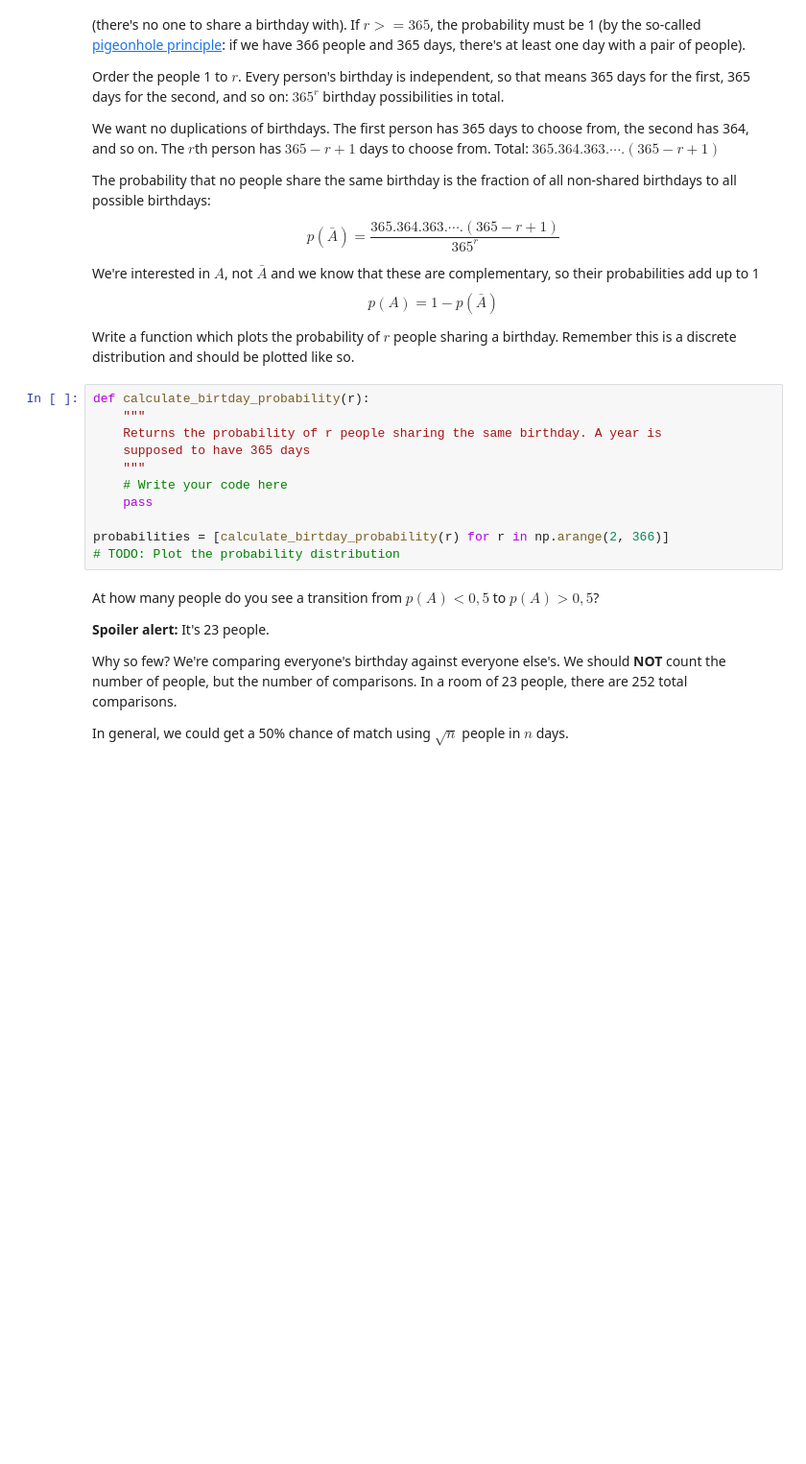
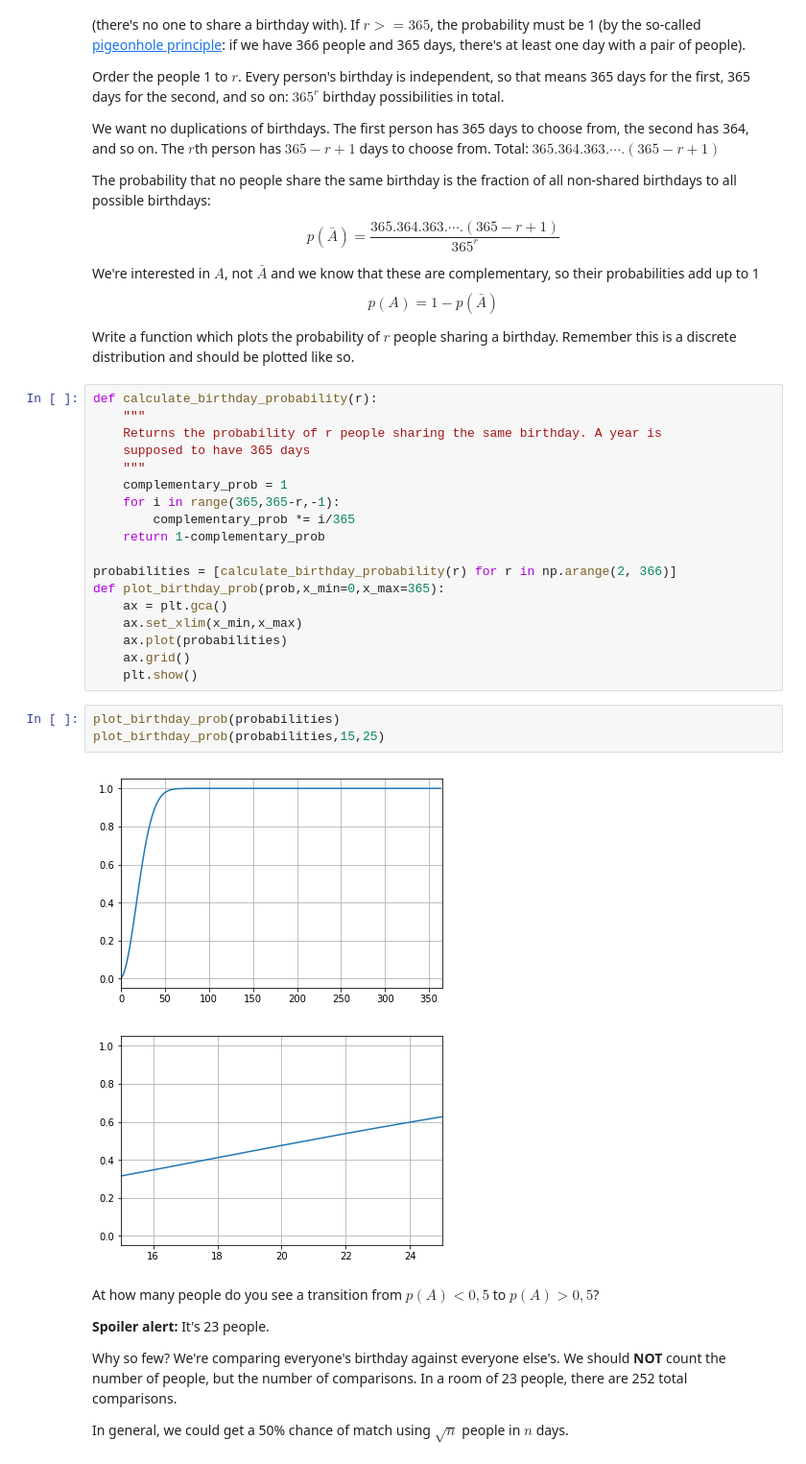
Before and after one commit to HristoRaykov/ArtIntelligence-04.2019, a Jupyter notebook: MathConcepts/05.ProbabilityAndCombinatorics/10. Probability-and-Combinatorics-Exercise/Probability and Combinatorics Exercise.ipynb, the cells around one changed output. Shown at 96% size. Saved outputs shown, nothing was run; the diff lists cells and outputs as text; blank space fills up the shorter version.

```diff
--- a/MathConcepts/05.ProbabilityAndCombinatorics/10. Probability-and-Combinatorics-Exercise/Probability and Combinatorics Exercise.ipynb
+++ b/MathConcepts/05.ProbabilityAndCombinatorics/10. Probability-and-Combinatorics-Exercise/Probability and Combinatorics Exercise.ipynb
@@ -216,16 +216,29 @@ $$p(A) = 1 - p(\bar{A})$$
 
 Write a function which plots the probability of $r$ people sharing a birthday. Remember this is a discrete distribution and should be plotted like so.
 # %%
-def calculate_birtday_probability(r):
+def calculate_birthday_probability(r):
     """
     Returns the probability of r people sharing the same birthday. A year is
     supposed to have 365 days
     """
-    # Write your code here
-    pass
+    complementary_prob = 1
+    for i in range(365,365-r,-1):
+        complementary_prob *= i/365
+    return 1-complementary_prob
 
-probabilities = [calculate_birtday_probability(r) for r in np.arange(2, 366)]
-# TODO: Plot the probability distribution
+probabilities = [calculate_birthday_probability(r) for r in np.arange(2, 366)]
+def plot_birthday_prob(prob,x_min=0,x_max=365):
+    ax = plt.gca()
+    ax.set_xlim(x_min,x_max)
+    ax.plot(probabilities)
+    ax.grid()
+    plt.show()
+# %%
+plot_birthday_prob(probabilities)
+plot_birthday_prob(probabilities,15,25)
+# %% [output]
+[figure, added]
+[figure, added]
 # %% [markdown]
 At how many people do you see a transition from $p(A) < 0,5$ to $p(A) > 0,5$?
 
```
Also changed, not shown: parts of 2 cells of this notebook, 49 other files.
